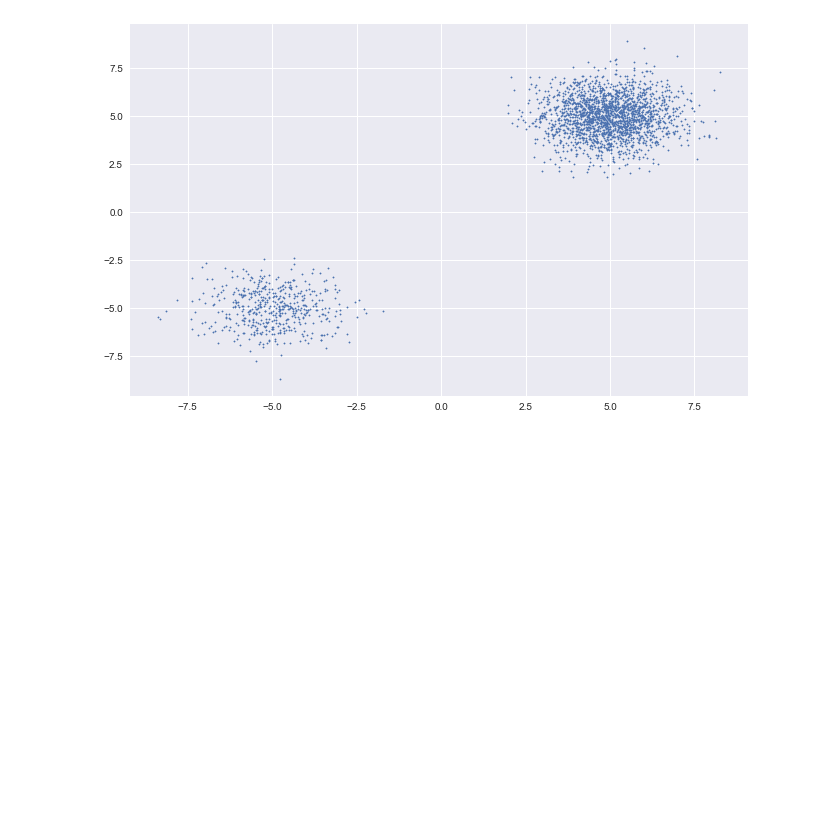
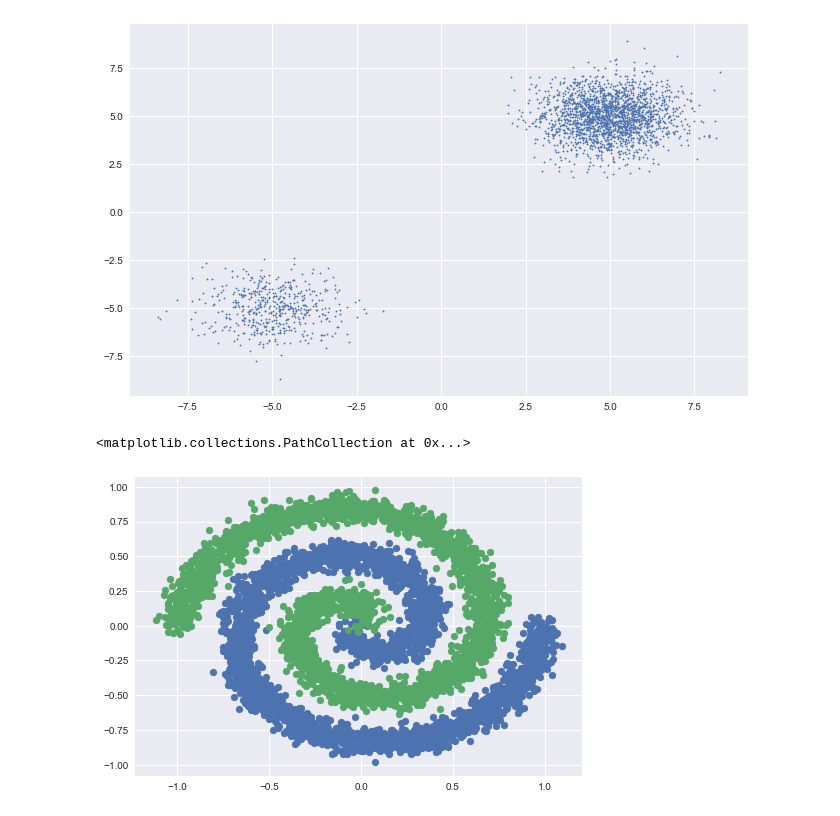
Before and after one commit to gmittal/ai-playground, a Jupyter notebook: nb/scratchpad.ipynb, the cells around one changed output. Drawn from its saved outputs; the diff is of its cells as text; code cells hidden in the pictures; blank space fills up the shorter version.

```diff
--- a/nb/scratchpad.ipynb
+++ b/nb/scratchpad.ipynb
@@ -48,4 +48,22 @@ ax.scatter(ds.ds[:, 0], ds.ds[:, 1], s=2)
 <matplotlib.collections.PathCollection at 0x...>
 [figure]
 # %%
-ds.
+def make_spirals(n_samples, noise_std=0., rotations=1.):
+    ts = np.linspace(0, 1, n_samples)
+    rs = ts ** 0.5
+    thetas = rs * rotations * 2 * np.pi
+    signs = np.random.randint(0, 2, (n_samples,)) * 2 - 1
+    labels = (signs > 0).astype(int)
+
+    xs = rs * signs * np.cos(thetas) + np.random.randn(n_samples) * noise_std
+    ys = rs * signs * np.sin(thetas) + np.random.randn(n_samples) * noise_std
+    points = np.stack([xs, ys], axis=1)
+    return points, labels
+
+points, labels = make_spirals(5000, noise_std=0.05, rotations=1.5)
+# %%
+plt.scatter(points[np.where(labels == 0), 0], points[np.where(labels == 0), 1])
+plt.scatter(points[np.where(labels == 1), 0], points[np.where(labels == 1), 1])
+# %% [output]
+<matplotlib.collections.PathCollection at 0x...>
+[figure, added]
```
Also changed, not shown: parts of 4 cells of this notebook, 22 other files.
